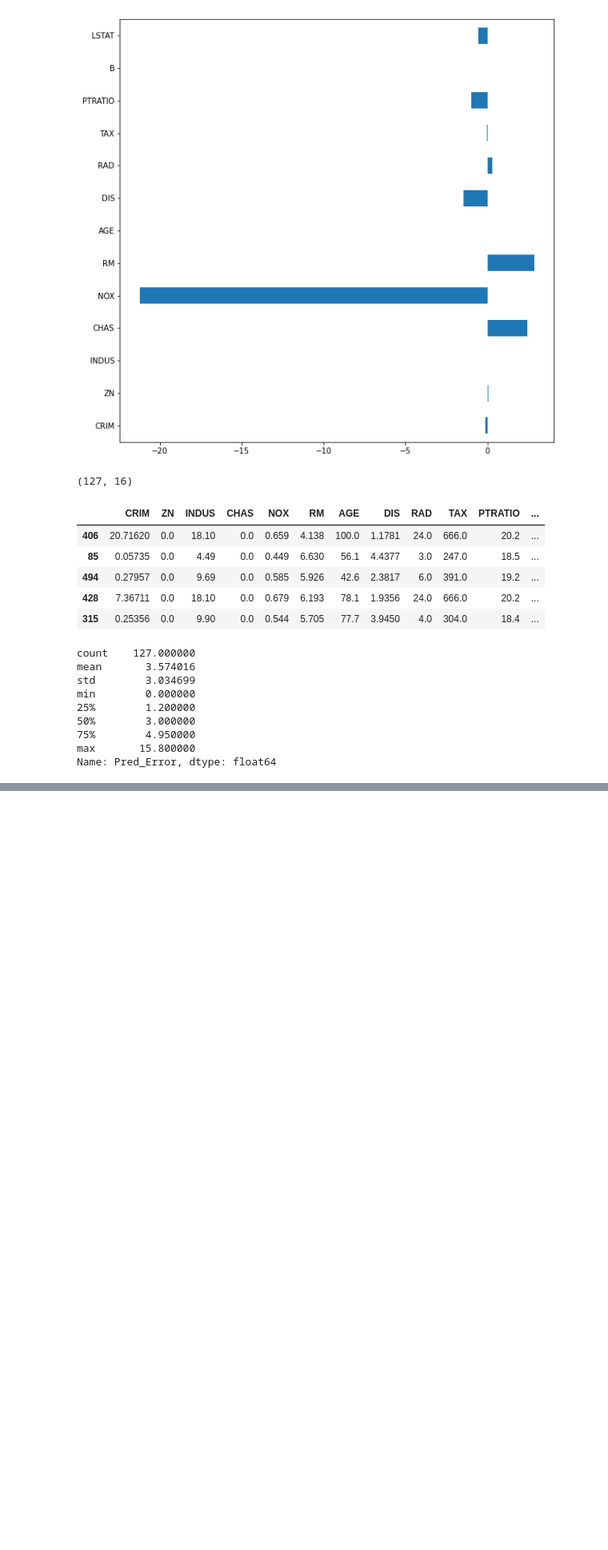
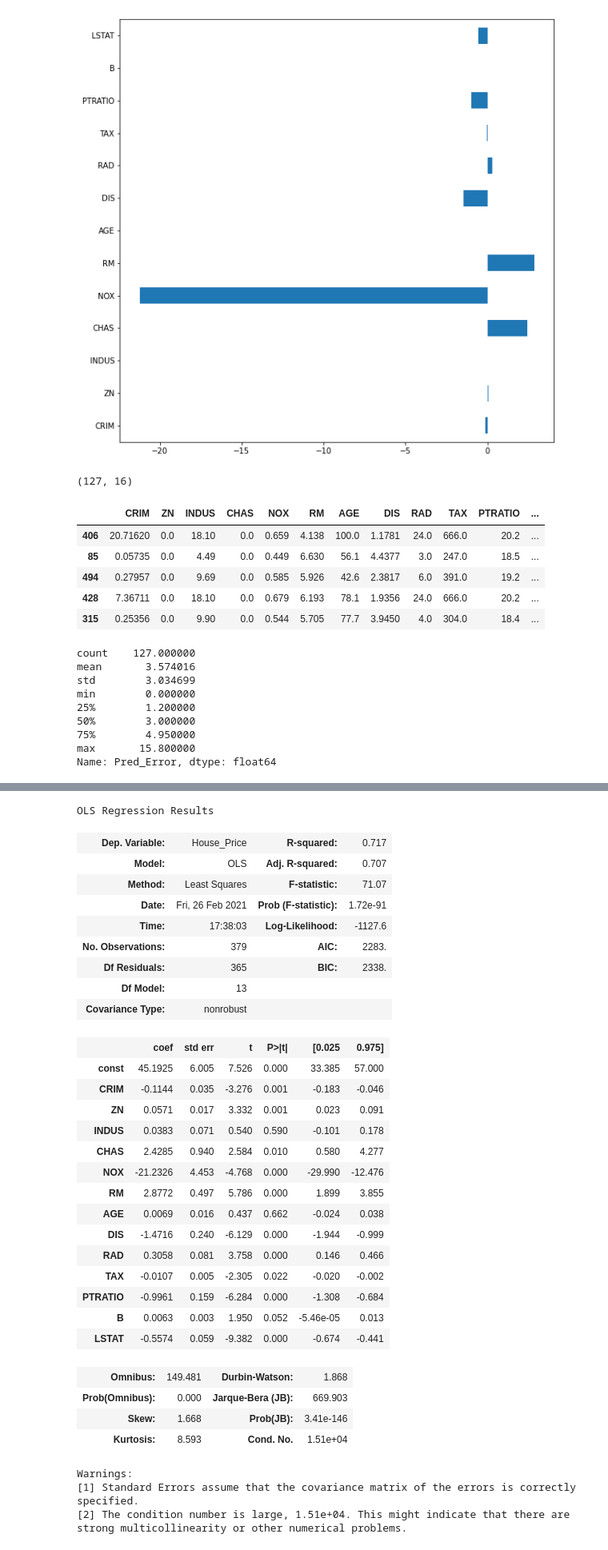
Before and after one commit to ravi260372/Data_Science_Python, a Jupyter notebook: ML_Linear_Regression.ipynb, the cells around one changed output, grey strips where cells are left out. Shown: that part at 80% size. Drawn from its saved outputs; the diff is of its cells as text; code cells hidden in the pictures; blank space fills up the shorter version.

```diff
--- a/ML_Linear_Regression.ipynb
+++ b/ML_Linear_Regression.ipynb
@@ -258,0 +278,37 @@ Name: Pred_Error, dtype: float64
+# %%
+# model summary
+Smodel.summary()
+# %% [output]
+OLS Regression Results
+| Dep. Variable: | House_Price | R-squared: | 0.717 |
+| Model: | OLS | Adj. R-squared: | 0.707 |
+| Method: | Least Squares | F-statistic: | 71.07 |
+| Date: | Fri, 26 Feb 2021 | Prob (F-statistic): | 1.72e-91 |
+| Time: | 17:38:03 | Log-Likelihood: | -1127.6 |
+| No. Observations: | 379 | AIC: | 2283. |
+| Df Residuals: | 365 | BIC: | 2338. |
+| Df Model: | 13 |  |  |
+| Covariance Type: | nonrobust |  |  |
+|  | coef | std err | t | P>|t| | [0.025 | 0.975] |
+| const | 45.1925 | 6.005 | 7.526 | 0.000 | 33.385 | 57.000 |
+| CRIM | -0.1144 | 0.035 | -3.276 | 0.001 | -0.183 | -0.046 |
+| ZN | 0.0571 | 0.017 | 3.332 | 0.001 | 0.023 | 0.091 |
+| INDUS | 0.0383 | 0.071 | 0.540 | 0.590 | -0.101 | 0.178 |
+| CHAS | 2.4285 | 0.940 | 2.584 | 0.010 | 0.580 | 4.277 |
+| NOX | -21.2326 | 4.453 | -4.768 | 0.000 | -29.990 | -12.476 |
+| RM | 2.8772 | 0.497 | 5.786 | 0.000 | 1.899 | 3.855 |
+| AGE | 0.0069 | 0.016 | 0.437 | 0.662 | -0.024 | 0.038 |
+| DIS | -1.4716 | 0.240 | -6.129 | 0.000 | -1.944 | -0.999 |
+| RAD | 0.3058 | 0.081 | 3.758 | 0.000 | 0.146 | 0.466 |
+| TAX | -0.0107 | 0.005 | -2.305 | 0.022 | -0.020 | -0.002 |
+| PTRATIO | -0.9961 | 0.159 | -6.284 | 0.000 | -1.308 | -0.684 |
+| B | 0.0063 | 0.003 | 1.950 | 0.052 | -5.46e-05 | 0.013 |
+| LSTAT | -0.5574 | 0.059 | -9.382 | 0.000 | -0.674 | -0.441 |
+| Omnibus: | 149.481 | Durbin-Watson: | 1.868 |
+| Prob(Omnibus): | 0.000 | Jarque-Bera (JB): | 669.903 |
+| Skew: | 1.668 | Prob(JB): | 3.41e-146 |
+| Kurtosis: | 8.593 | Cond. No. | 1.51e+04 |
+Warnings:
+[1] Standard Errors assume that the covariance matrix of the errors is correctly specified.
+[2] The condition number is large, 1.51e+04. This might indicate that there are
+strong multicollinearity or other numerical problems.
```
Also changed, not shown: parts of 6 cells of this notebook.
